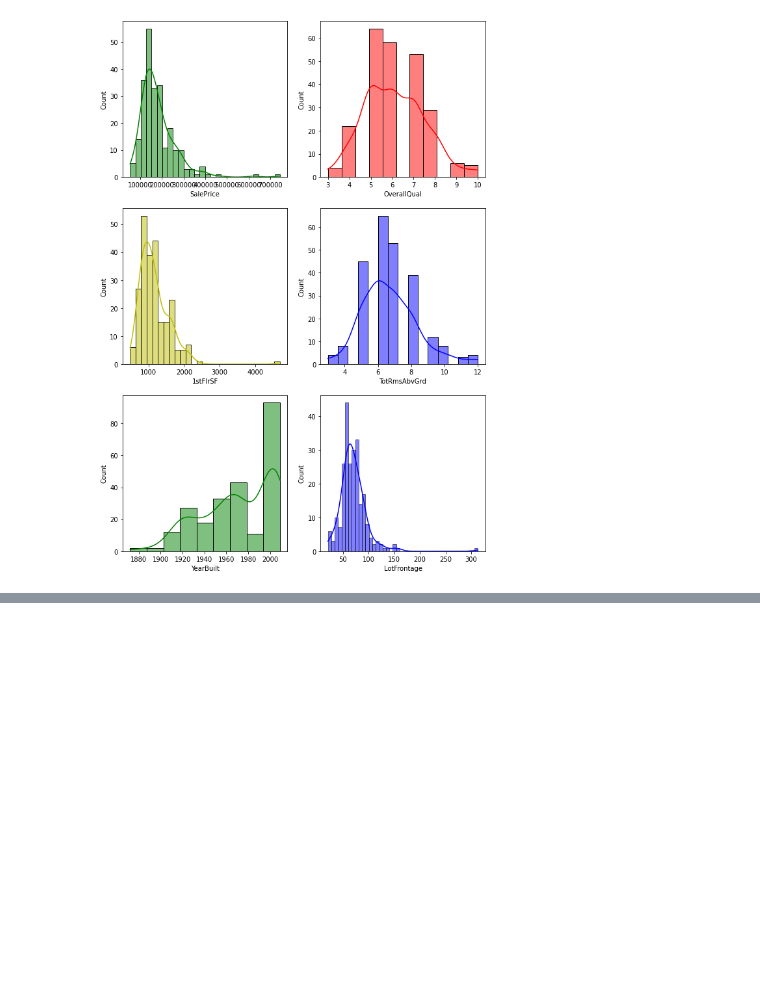
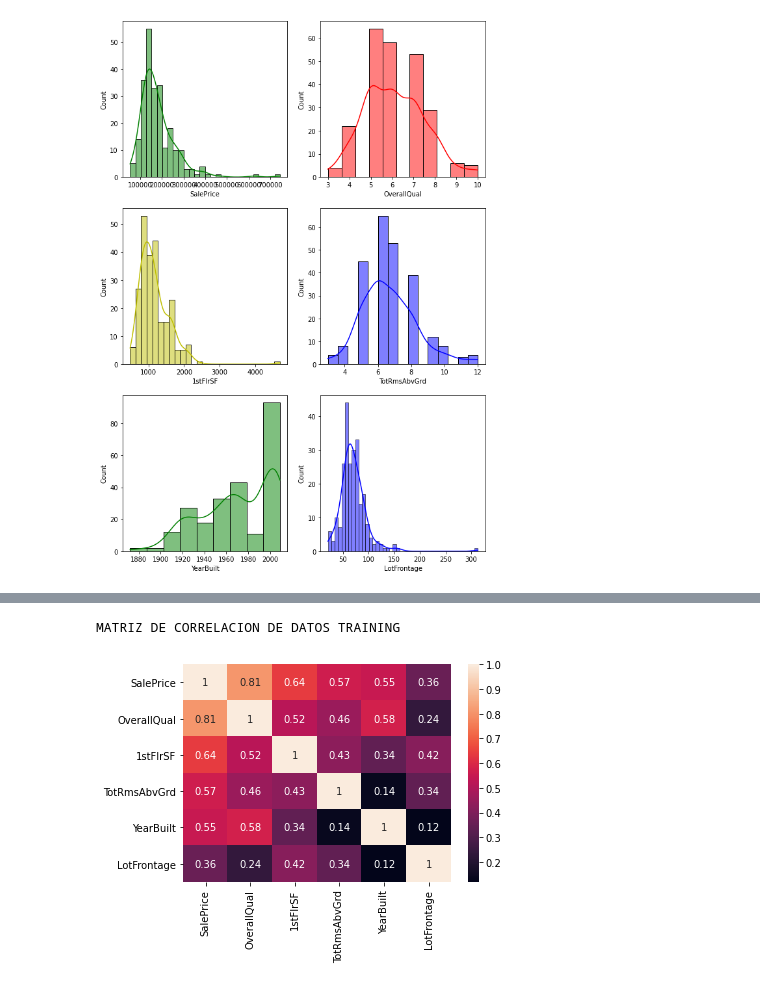
Before and after one commit to macde58/Proyecto-Final, a Jupyter notebook: Proyecto_Final_MAC.ipynb, the cells around one changed output, grey strips where cells are left out. Saved outputs shown, nothing was run; the diff lists cells and outputs as text; code cells hidden in the pictures; blank space fills up the shorter version.

```diff
--- a/Proyecto_Final_MAC.ipynb
+++ b/Proyecto_Final_MAC.ipynb
@@ -207,0 +224,4 @@ HISTOGRAMAS PARA DATOS TESTING
+# %%
+#trainging
+correlacion_train=round(train_frame.corr(),2)
+correlacion_train
@@ -207,0 +260,8 @@ HISTOGRAMAS PARA DATOS TESTING
+# %%
+ #traingin
+print("MATRIZ DE CORRELACION DE DATOS TRAINING ")
+sns.heatmap(correlacion_train, annot=True)
+plt.show()
+# %% [output]
+MATRIZ DE CORRELACION DE DATOS TRAINING
+[figure, added]
```
Also changed, not shown: parts of 7 cells of this notebook.
